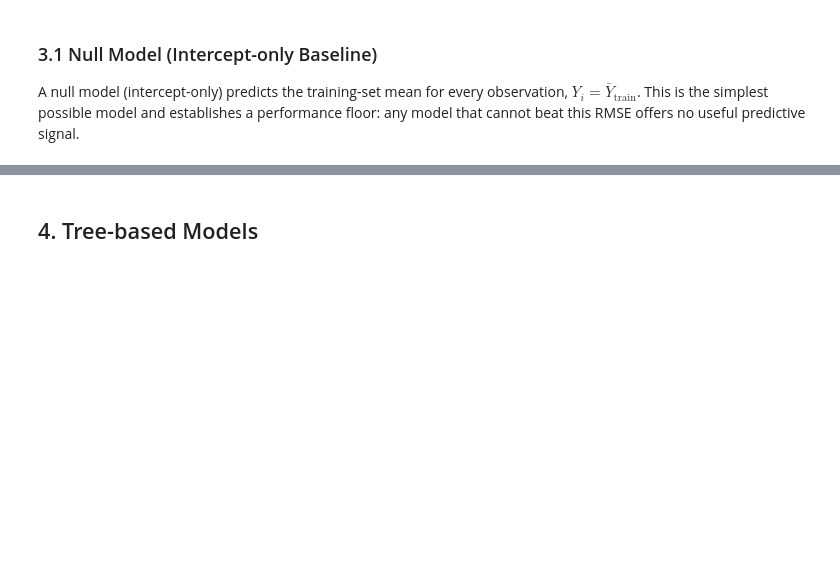
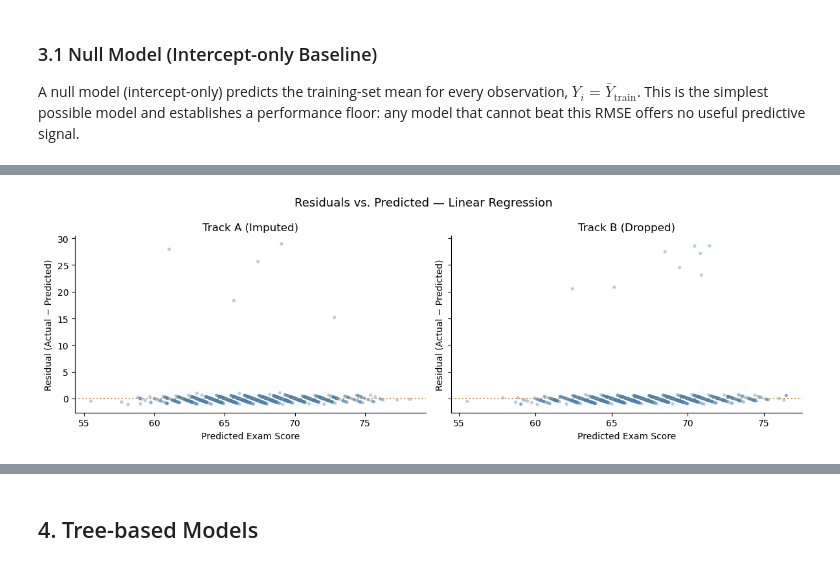
Before and after one commit to lizhsaao/math_project, a Jupyter notebook: notebooks/1.ipynb, the cells around one changed output, grey strips where cells are left out. Saved outputs shown, nothing was run; the diff lists cells and outputs as text; code cells hidden in the pictures; blank space fills up the shorter version.

```diff
--- a/notebooks/1.ipynb
+++ b/notebooks/1.ipynb
@@ -469,0 +470,22 @@ The diagnostic plots suggest that while the model performs well for mid-range sc
+# %%
+fig, axes = subplots(1, 2, figsize=(12, 4), sharey=True)
+
+for ax, pred, y_test, title in zip(
+    axes,
+    [pred_test_a, pred_test_b],
+    [y_test_a, y_test_b],
+    ["Track A (Imputed)", "Track B (Dropped)"],
+):
+    resid = y_test.values - pred
+    ax.scatter(pred, resid, color="steelblue", alpha=0.4, s=14, edgecolors="none")
+    ax.axhline(0, linestyle=":", color="darkorange", linewidth=1.5)
+    ax.set_xlabel("Predicted Exam Score")
+    ax.set_ylabel("Residual (Actual − Predicted)")
+    ax.set_title(title, fontsize=12)
+    ax.spines["top"].set_visible(False)
+    ax.spines["right"].set_visible(False)
+
+fig.suptitle("Residuals vs. Predicted — Linear Regression", fontsize=13)
+plt.tight_layout()
+# %% [output]
+[figure, added]
```
Also changed, not shown: parts of 55 cells of this notebook.
